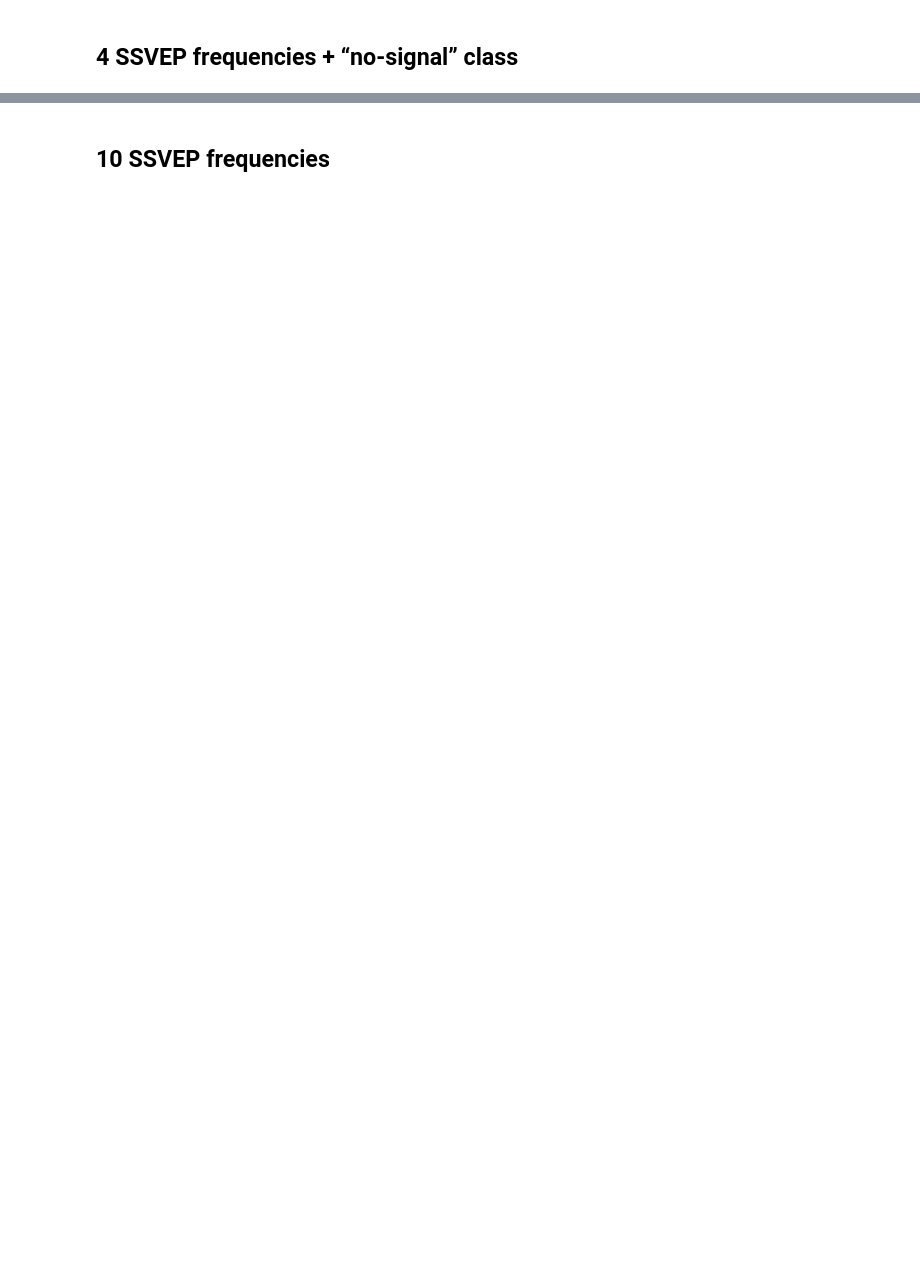
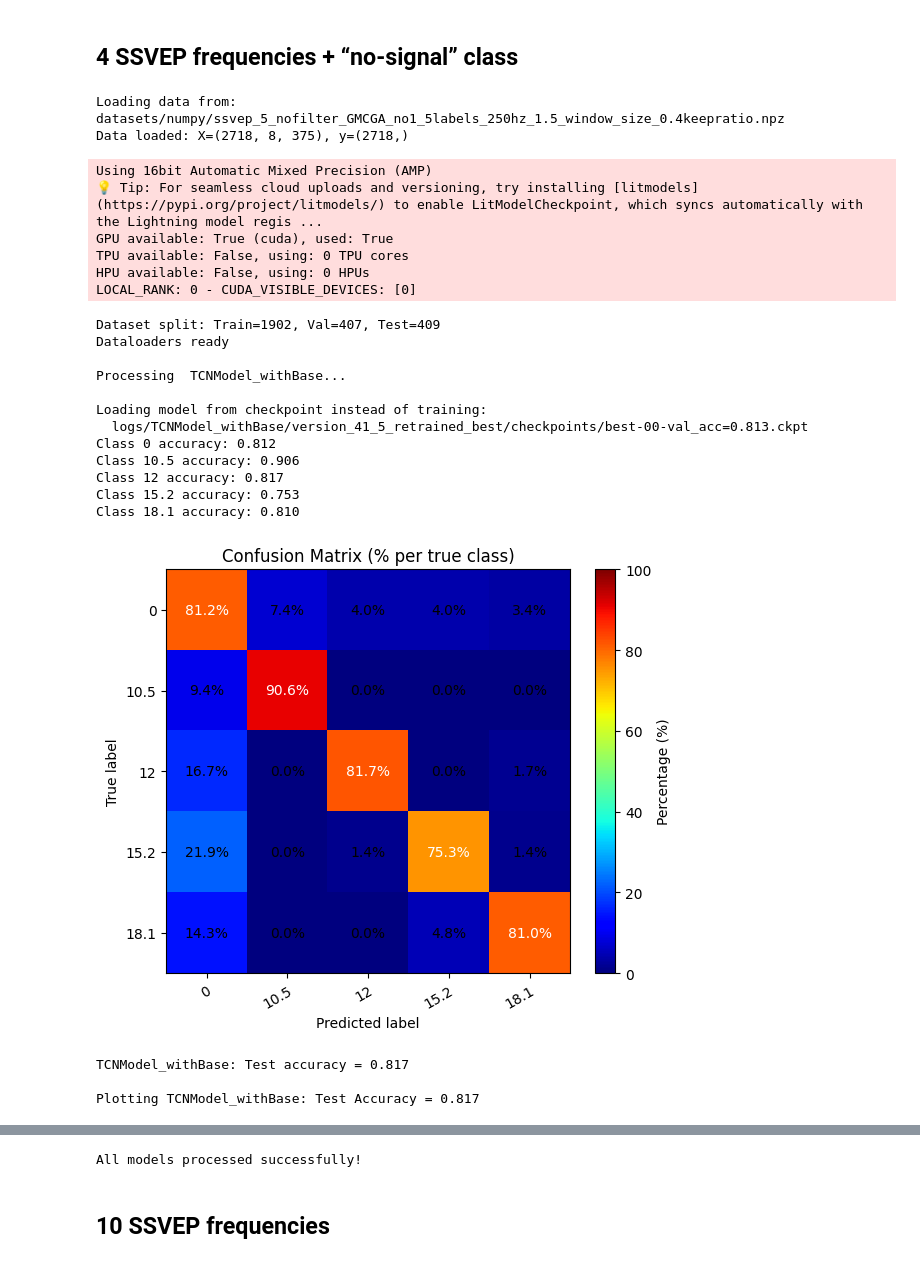
Before and after one commit to GeorgTenzing/EEG_Classification, a Jupyter notebook: Result_presentation.ipynb, the cells around one changed output, grey strips where cells are left out. Cells and saved outputs as stored; diff of their text form; code cells hidden in the pictures; blank space fills up the shorter version.

```diff
--- a/Result_presentation.ipynb
+++ b/Result_presentation.ipynb
@@ -34,30 +61,55 @@ results, test_loader = run_multiple_models(models, shared_parameters_ssvep)
 # %%
 from Model_Trainer import test_trained_models, run_multiple_models
 from Utils import plot_all_results
 import Models_1D
 from Dataset_torch import EEGDataset_with_filters
 
 models = [
     Models_1D.TCNModel_withBase,
 ]
 
 shared_parameters_ssvep = {
     "data_path": "datasets/numpy/ssvep_5_nofilter_GMCGA_no1_5labels_250hz_1.5_window_size_0.4keepratio.npz",   # weights 0.5
 
     "DATASET_CLASS": EEGDataset_with_filters,
 
     "NOTCH_50": True,
     "OCCIPITAL_SLICE": slice(0, 8),
 
-    "MAX_TIME": "00:00:20:00",
+    "MAX_TIME": "00:00:01:00",
     "MODEL_KWARGS": {
         "in_channels": 8,
         "num_classes": 5,
         "class_labels": [0, 10.5, 12, 15.2, 18.1],
     },
 
     "skip_training": True,
 
     "LOAD_CHECKPOINT": "logs/TCNModel_withBase/version_41_5_retrained_best/checkpoints/best-00-val_acc=0.813.ckpt",
 }
 results, test_loader = run_multiple_models(models, shared_parameters_ssvep)
+# %% [output]
+Loading data from: datasets/numpy/ssvep_5_nofilter_GMCGA_no1_5labels_250hz_1.5_window_size_0.4keepratio.npz
+Data loaded: X=(2718, 8, 375), y=(2718,)
+Using 16bit Automatic Mixed Precision (AMP)
+💡 Tip: For seamless cloud uploads and versioning, try installing [litmodels](https://pypi.org/project/litmodels/) to enable LitModelCheckpoint, which syncs automatically with the Lightning model regis ...
+GPU available: True (cuda), used: True
+TPU available: False, using: 0 TPU cores
+HPU available: False, using: 0 HPUs
+LOCAL_RANK: 0 - CUDA_VISIBLE_DEVICES: [0]
+Dataset split: Train=1902, Val=407, Test=409
+Dataloaders ready
+
+Processing  TCNModel_withBase...
+
+Loading model from checkpoint instead of training:
+  logs/TCNModel_withBase/version_41_5_retrained_best/checkpoints/best-00-val_acc=0.813.ckpt
+Class 0 accuracy: 0.812
+Class 10.5 accuracy: 0.906
+Class 12 accuracy: 0.817
+Class 15.2 accuracy: 0.753
+Class 18.1 accuracy: 0.810
+[figure, added]
+TCNModel_withBase: Test accuracy = 0.817
+
+Plotting TCNModel_withBase: Test Accuracy = 0.817
@@ -64,3 +117,4 @@ results, test_loader = run_multiple_models(models, shared_parameters_ssvep)
+All models processed successfully!
 # %% [markdown]
 ## 10 SSVEP frequencies
 # %%
```
Also changed, not shown: parts of 3 cells of this notebook, 1 other file.
